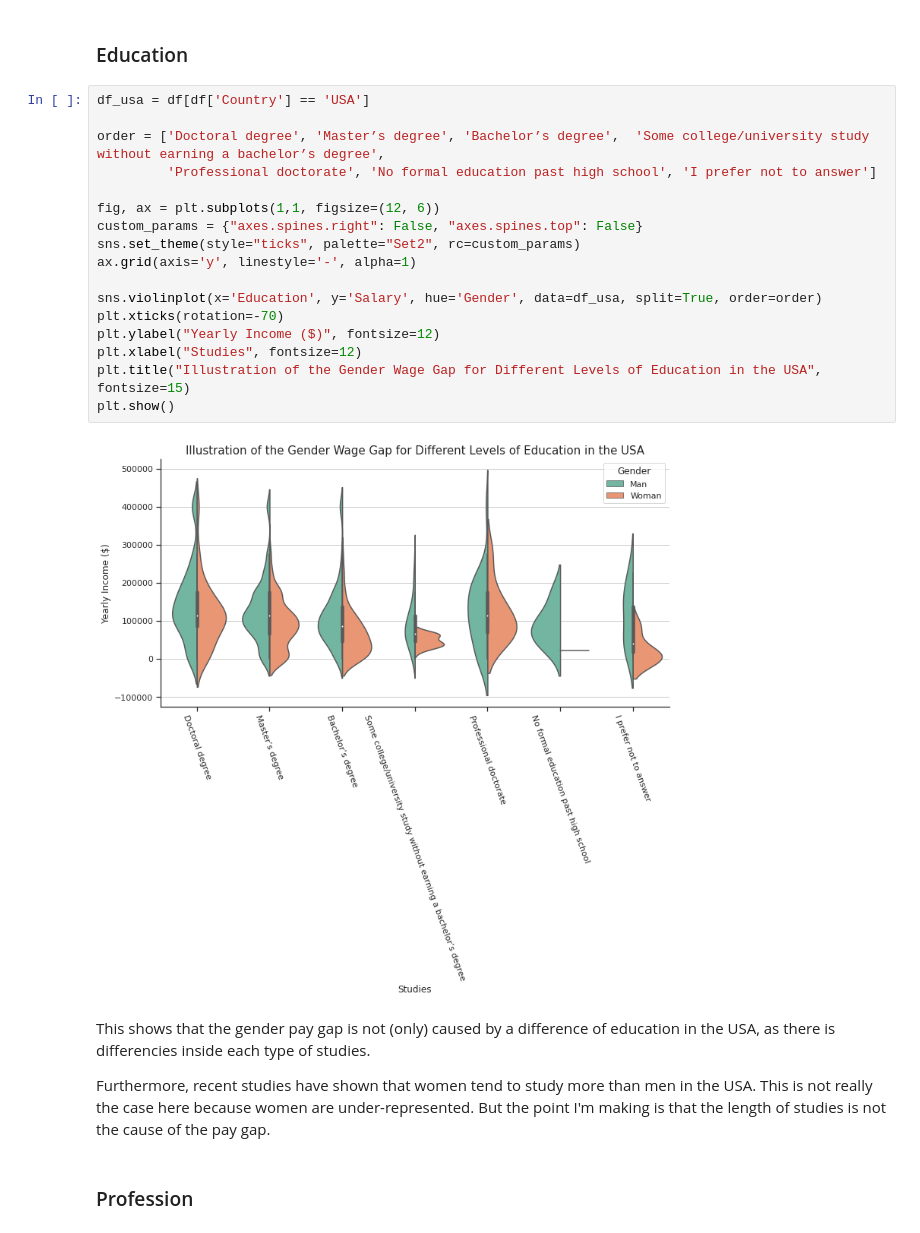
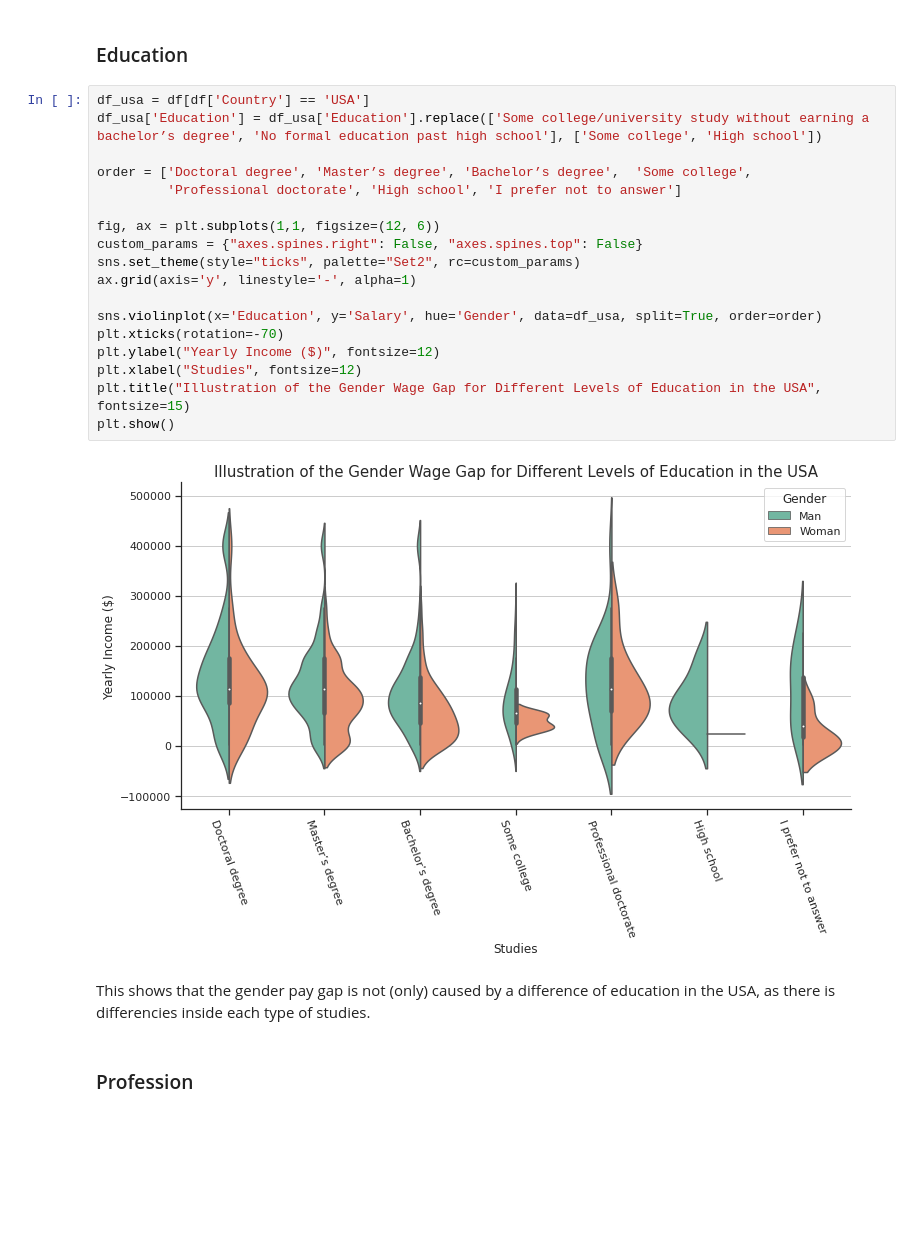
Before and after one commit to StephRoos/Data-Science, a Jupyter notebook: Kaggle_Survey/2021_Kaggle_Survey_Analysis.ipynb, the cells around one changed output. Cells and saved outputs as stored; diff of their text form; blank space fills up the shorter version.

```diff
--- a/Kaggle_Survey/2021_Kaggle_Survey_Analysis.ipynb
+++ b/Kaggle_Survey/2021_Kaggle_Survey_Analysis.ipynb
@@ -591,27 +634,26 @@ The wage gap is visible here, and appears to be higher in Europe and in North Am
 ### Education
 # %%
 df_usa = df[df['Country'] == 'USA']
+df_usa['Education'] = df_usa['Education'].replace(['Some college/university study without earning a bachelor’s degree', 'No formal education past high school'], ['Some college', 'High school'])
 
-order = ['Doctoral degree', 'Master’s degree', 'Bachelor’s degree',  'Some college/university study without earning a bachelor’s degree',
-         'Professional doctorate', 'No formal education past high school', 'I prefer not to answer']
+order = ['Doctoral degree', 'Master’s degree', 'Bachelor’s degree',  'Some college',
+         'Professional doctorate', 'High school', 'I prefer not to answer']
 
 fig, ax = plt.subplots(1,1, figsize=(12, 6))
 custom_params = {"axes.spines.right": False, "axes.spines.top": False}
 sns.set_theme(style="ticks", palette="Set2", rc=custom_params)
 ax.grid(axis='y', linestyle='-', alpha=1)
 
 sns.violinplot(x='Education', y='Salary', hue='Gender', data=df_usa, split=True, order=order)
 plt.xticks(rotation=-70)
 plt.ylabel("Yearly Income ($)", fontsize=12)
 plt.xlabel("Studies", fontsize=12)
 plt.title("Illustration of the Gender Wage Gap for Different Levels of Education in the USA", fontsize=15)
 plt.show()
 # %% [output]
-[figure, old version]
+[figure, new version]
 # %% [markdown]
 This shows that the gender pay gap is not (only) caused by a difference of education in the USA, as there is differencies inside each type of studies.
-
-Furthermore, recent studies have shown that women tend to study more than men in the USA. This is not really the case here because women are under-represented. But the point I'm making is that the length of studies is not the cause of the pay gap.
 # %% [markdown]
 ### Profession
 # %%
```
Also changed, not shown: parts of 10 cells of this notebook, 18 other files.
